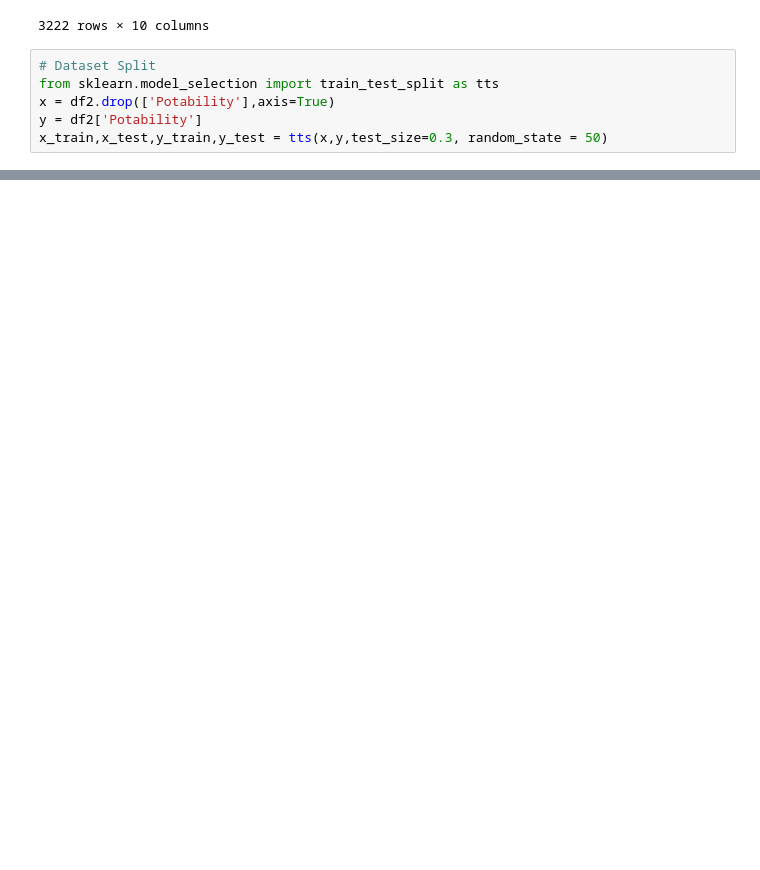
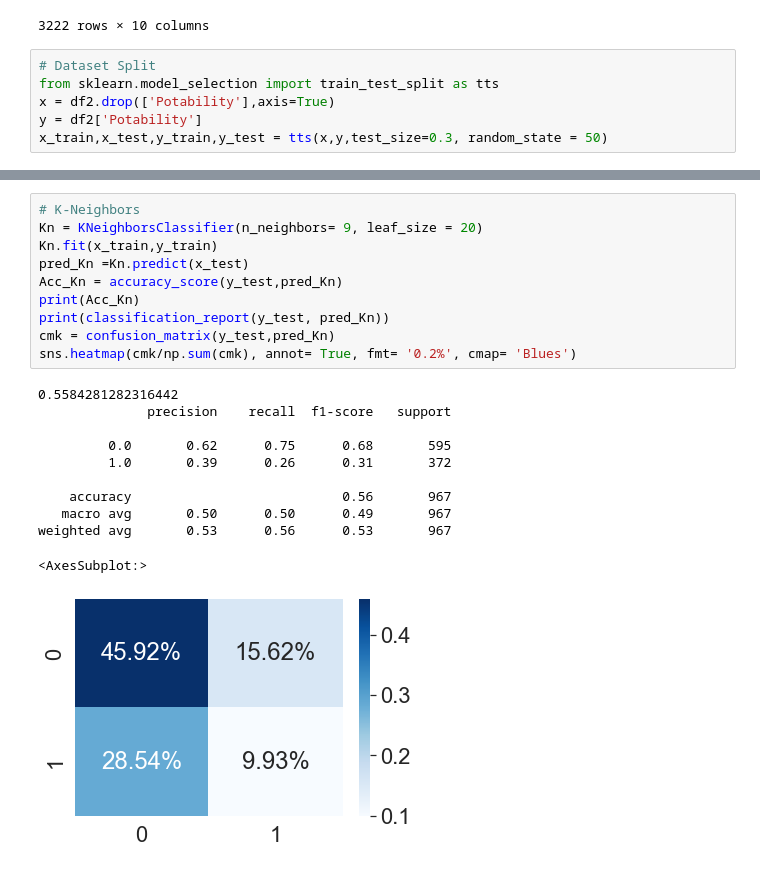
Before and after one commit to YihanLi126/Breast-Cancer-Prediction, a Jupyter notebook: water_quality_classify.ipynb, the cells around one changed output, grey strips where cells are left out. Cells and saved outputs as stored; diff of their text form; blank space fills up the shorter version.

```diff
--- a/water_quality_classify.ipynb
+++ b/water_quality_classify.ipynb
@@ -278,0 +362,22 @@ x_train,x_test,y_train,y_test = tts(x,y,test_size=0.3, random_state = 50)
+# %%
+# K-Neighbors
+Kn = KNeighborsClassifier(n_neighbors= 9, leaf_size = 20)
+Kn.fit(x_train,y_train)
+pred_Kn =Kn.predict(x_test)
+Acc_Kn = accuracy_score(y_test,pred_Kn)
+print(Acc_Kn)
+print(classification_report(y_test, pred_Kn))
+cmk = confusion_matrix(y_test,pred_Kn)
+sns.heatmap(cmk/np.sum(cmk), annot= True, fmt= '0.2%', cmap= 'Blues')
+# %% [output]
+0.5584281282316442
+              precision    recall  f1-score   support
+
+         0.0       0.62      0.75      0.68       595
+         1.0       0.39      0.26      0.31       372
+
+    accuracy                           0.56       967
+   macro avg       0.50      0.50      0.49       967
+weighted avg       0.53      0.56      0.53       967
+<AxesSubplot:>
+[figure, added]
```
Also changed, not shown: parts of 7 cells of this notebook.
